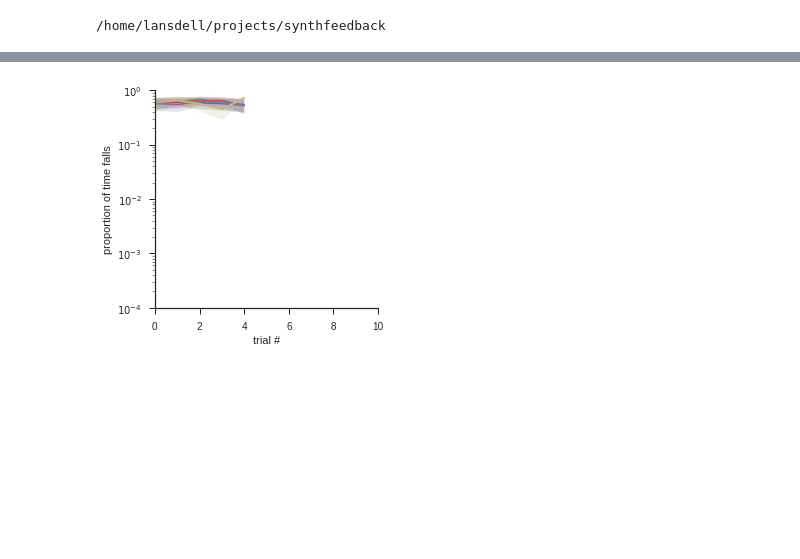
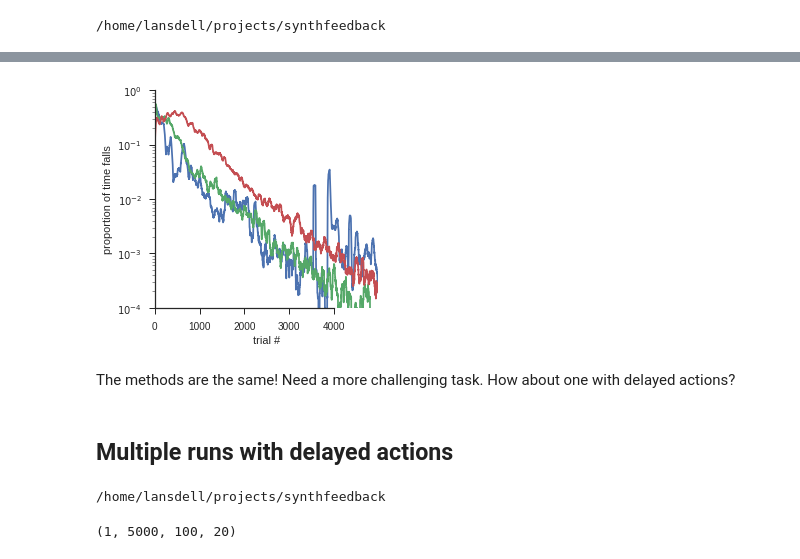
Before and after one commit to benlansdell/synthfeedback, a Jupyter notebook: notebooks/cartpole_partial_obs_results.ipynb, the cells around one changed output, grey strips where cells are left out. Drawn from its saved outputs; the diff is of its cells as text; code cells hidden in the pictures; blank space fills up the shorter version.

Commit message:
delayed cartpole

```diff
--- a/notebooks/cartpole_partial_obs_results.ipynb
+++ b/notebooks/cartpole_partial_obs_results.ipynb
@@ -296,25 +321,56 @@ theta_bp.shape
+# %%
+#Load NP results
+lmbda = 5e-3
+var_xi = 0.01
+method = 'nodepert'
+learning_rate = 1e-3
+N_epochs = 5000
+nB = 20
+#Load data from script
+fn_in = './experiments/cartpole_rnn_partialobs_sgdnp/%s_learning_rate_%f_lmbda_%f_varxi_%f_multipleruns.npz'%(method, learning_rate, lmbda, var_xi)
+with open(fn_in, 'rb') as f:
+    data = pickle.load(f)
+
+xs = data['xs']
+params = data['params']
+
+theta_d_np = xs[:,:,:,:,:,0].reshape(5, N_epochs,-1, nB)
+theta_np = xs[:,:,:,:,:,1].reshape(5, N_epochs,-1,nB)
+h_d_np = xs[:,:,:,:,:,2].reshape(5, N_epochs,-1,nB)
+h_np = xs[:,:,:,:,:,3].reshape(5, N_epochs,-1,nB)
 # %%
 fig, axis = plt.subplots(1,1,figsize = (4,4))
 
-bp_fallrate1 = 1-np.mean(theta_bp[0,:,:,:]<np.pi/8, 1).T
-bp_fallrate2 = 1-np.mean(theta_bp[1,:,:,:]<np.pi/8, 1).T
-bp_fallrate3 = 1-np.mean(theta_bp[2,:,:,:]<np.pi/8, 1).T
-bp_fallrate4 = 1-np.mean(theta_bp[3,:,:,:]<np.pi/8, 1).T
-bp_fallrate5 = 1-np.mean(theta_bp[4,:,:,:]<np.pi/8, 1).T
+threshold = np.pi/6
 
-#bp_fallrate_smooth = scipy.ndimage.filters.gaussian_filter1d(bp_fallrate, 75, axis=1)
+bp_fallrates = 1-np.mean(theta_bp[:,:,:,:]<threshold, 2)
+bp_fallrates = np.mean(bp_fallrates,0)
+bp_fallrates = smooth(np.mean(bp_fallrates,1))
 
-sns.tsplot(bp_fallrate1, ax = axis, color = 'C0', ci = 95)
-sns.tsplot(bp_fallrate2, ax = axis, color = 'C1', ci = 95)
-sns.tsplot(bp_fallrate3, ax = axis, color = 'C2', ci = 95)
-sns.tsplot(bp_fallrate4, ax = axis, color = 'C3', ci = 95)
-sns.tsplot(bp_fallrate5, ax = axis, color = 'C4', ci = 95)
+fa_fallrates = 1-np.mean(theta_fa[:,:,:,:]<threshold, 2)
+fa_fallrates = np.mean(fa_fallrates,0)
+fa_fallrates = smooth(np.mean(fa_fallrates,1))
+
+np_fallrates = 1-np.mean(theta_np[:,:,:,:]<threshold, 2)
+np_fallrates = np.mean(np_fallrates,0)
+np_fallrates = smooth(np.mean(np_fallrates,1))
+
+sns.tsplot(bp_fallrates, ax = axis, color = 'C0', ci = 95)
+sns.tsplot(fa_fallrates, ax = axis, color = 'C1', ci = 95)
+sns.tsplot(np_fallrates, ax = axis, color = 'C2', ci = 95)
 
 axis.set_xlabel('trial #')
-axis.set_xlim([0, 10])
 axis.set_yscale('log')
 axis.set_ylim([1e-4, 1])
 axis.set_ylabel('proportion of time falls')
 sns.despine(trim=True)
 # %% [output]
-[figure, old version]
+[figure, new version]
+# %% [markdown]
+The methods are the same! Need a more challenging task. How about one with delayed actions?
+# %% [markdown]
+## Multiple runs with delayed actions
+# %%
+cd /home/lansdell/projects/synthfeedback/
+# %% [output]
+/home/lansdell/projects/synthfeedback
@@ -320,0 +402,4 @@ sns.despine(trim=True)
+# %%
+theta_bp.shape
+# %% [output]
+(1, 5000, 100, 20)
```
Also changed, not shown: parts of 9 cells of this notebook, 2 other files.
